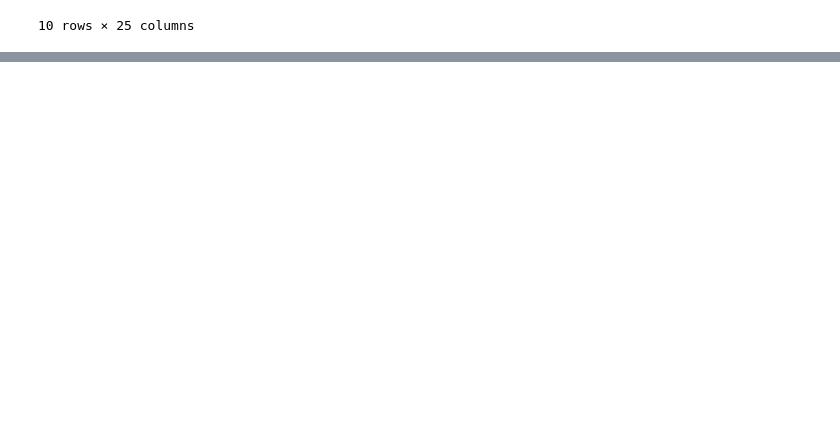
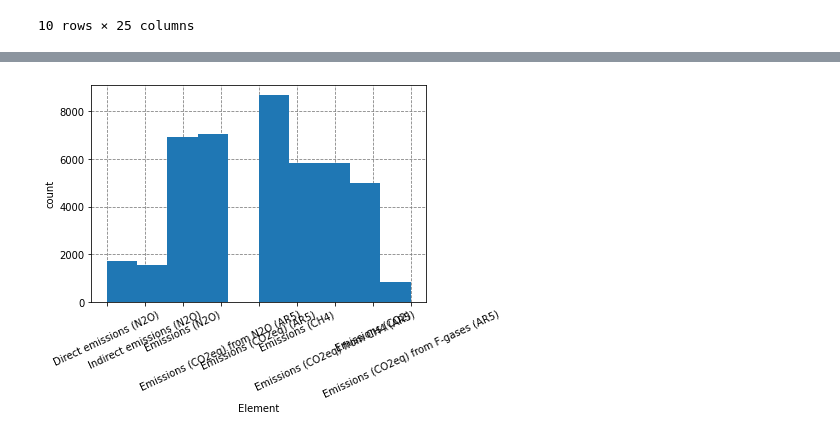
Before and after one commit to ashleyrabanales/rabanales_ML, a Jupyter notebook: Homework/midterm.ipynb, the cells around one changed output, grey strips where cells are left out. Saved outputs shown, nothing was run; the diff lists cells and outputs as text; code cells hidden in the pictures; blank space fills up the shorter version.

```diff
--- a/Homework/midterm.ipynb
+++ b/Homework/midterm.ipynb
@@ -24,0 +31,2 @@ df.head(10)
+# %%
+df[df == 0] = np.nan
@@ -24,0 +53,2 @@ df.head(10)
+# %%
+df.dropna(axis=0, inplace=True)
@@ -24,0 +115,13 @@ df.head(10)
+# %%
+#histogram plot of elements
+fig, ax = plt.subplots()
+ax.hist(df.Element)
+ax.set_axisbelow(True)  # Show the grid lines behind the histogram
+ax.grid(which='major', color='grey', linestyle='--')
+ax.set_xlabel('Element')
+ax.set_ylabel('count')
+# Rotating X-axis labels
+plt.xticks(rotation = 25)
+plt.show()
+# %% [output]
+[figure, added]
```
Also changed, not shown: parts of 12 cells of this notebook, 2 other files.
